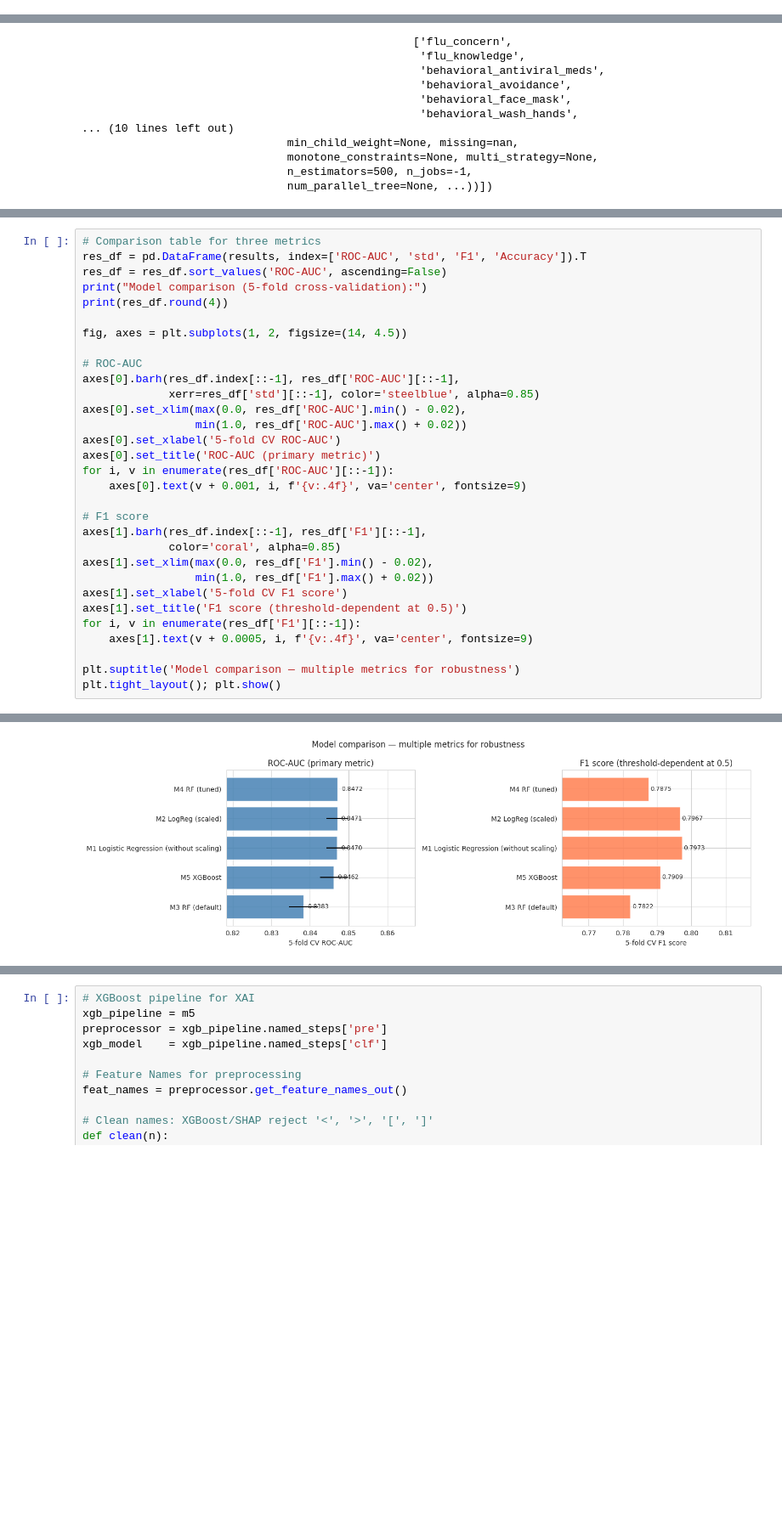
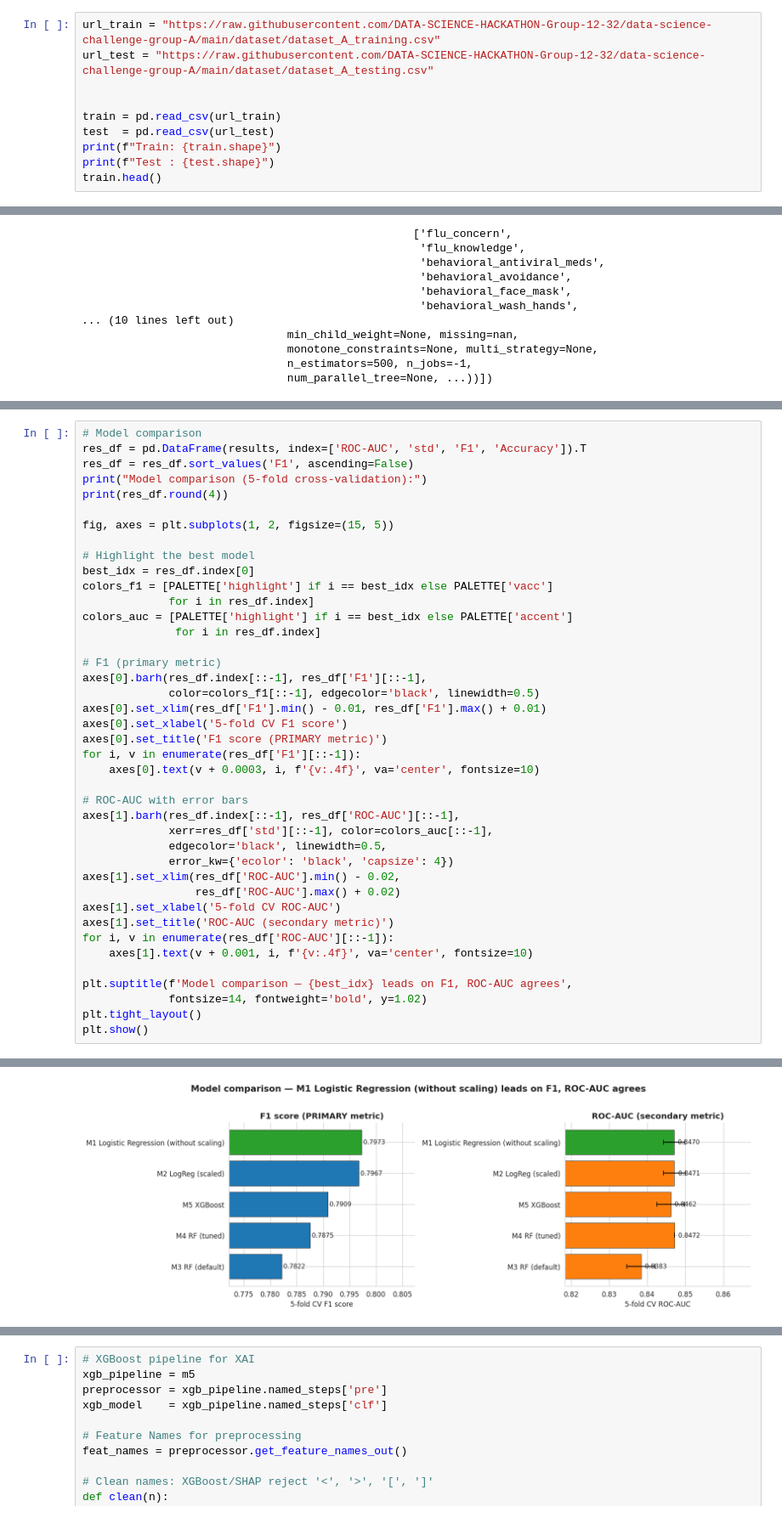
Before and after one commit to DATA-SCIENCE-HACKATHON-Group-12-32/data-science-challenge-group-A, a Jupyter notebook: dsc_main_group_A.ipynb, the cells around one changed output, grey strips where cells are left out. Shown at 85% size. Saved outputs shown, nothing was run; the diff lists cells and outputs as text; blank space fills up the shorter version.

Commit message:
Explainable AI section enrichment, figure quality improvement and proper markdown cell writing

```diff
--- a/dsc_main_group_A.ipynb
+++ b/dsc_main_group_A.ipynb
@@ -283,0 +72,10 @@ PCA benchmark (different n_components, applied after StandardScaler):
+# %%
+url_train = "https://raw.githubusercontent.com/DATA-SCIENCE-HACKATHON-Group-12-32/data-science-challenge-group-A/main/dataset/dataset_A_training.csv"
+url_test = "https://raw.githubusercontent.com/DATA-SCIENCE-HACKATHON-Group-12-32/data-science-challenge-group-A/main/dataset/dataset_A_testing.csv"
+
+
+train = pd.read_csv(url_train)
+test  = pd.read_csv(url_test)
+print(f"Train: {train.shape}")
+print(f"Test : {test.shape}")
+train.head()
@@ -442,34 +582,44 @@ Pipeline(steps=[('pre',
 # %%
-# Comparison table for three metrics
+# Model comparison
 res_df = pd.DataFrame(results, index=['ROC-AUC', 'std', 'F1', 'Accuracy']).T
-res_df = res_df.sort_values('ROC-AUC', ascending=False)
+res_df = res_df.sort_values('F1', ascending=False)
 print("Model comparison (5-fold cross-validation):")
 print(res_df.round(4))
 
-fig, axes = plt.subplots(1, 2, figsize=(14, 4.5))
+fig, axes = plt.subplots(1, 2, figsize=(15, 5))
 
-# ROC-AUC
-axes[0].barh(res_df.index[::-1], res_df['ROC-AUC'][::-1],
-             xerr=res_df['std'][::-1], color='steelblue', alpha=0.85)
-axes[0].set_xlim(max(0.0, res_df['ROC-AUC'].min() - 0.02),
-                 min(1.0, res_df['ROC-AUC'].max() + 0.02))
-axes[0].set_xlabel('5-fold CV ROC-AUC')
-axes[0].set_title('ROC-AUC (primary metric)')
+# Highlight the best model
+best_idx = res_df.index[0]
+colors_f1 = [PALETTE['highlight'] if i == best_idx else PALETTE['vacc']
+             for i in res_df.index]
+colors_auc = [PALETTE['highlight'] if i == best_idx else PALETTE['accent']
+              for i in res_df.index]
+
+# F1 (primary metric)
+axes[0].barh(res_df.index[::-1], res_df['F1'][::-1],
+             color=colors_f1[::-1], edgecolor='black', linewidth=0.5)
+axes[0].set_xlim(res_df['F1'].min() - 0.01, res_df['F1'].max() + 0.01)
+axes[0].set_xlabel('5-fold CV F1 score')
+axes[0].set_title('F1 score (PRIMARY metric)')
+for i, v in enumerate(res_df['F1'][::-1]):
+    axes[0].text(v + 0.0003, i, f'{v:.4f}', va='center', fontsize=10)
+
+# ROC-AUC with error bars
+axes[1].barh(res_df.index[::-1], res_df['ROC-AUC'][::-1],
+             xerr=res_df['std'][::-1], color=colors_auc[::-1],
+             edgecolor='black', linewidth=0.5,
+             error_kw={'ecolor': 'black', 'capsize': 4})
+axes[1].set_xlim(res_df['ROC-AUC'].min() - 0.02,
+                 res_df['ROC-AUC'].max() + 0.02)
+axes[1].set_xlabel('5-fold CV ROC-AUC')
+axes[1].set_title('ROC-AUC (secondary metric)')
 for i, v in enumerate(res_df['ROC-AUC'][::-1]):
-    axes[0].text(v + 0.001, i, f'{v:.4f}', va='center', fontsize=9)
+    axes[1].text(v + 0.001, i, f'{v:.4f}', va='center', fontsize=10)
 
-# F1 score
-axes[1].barh(res_df.index[::-1], res_df['F1'][::-1],
-             color='coral', alpha=0.85)
-axes[1].set_xlim(max(0.0, res_df['F1'].min() - 0.02),
-                 min(1.0, res_df['F1'].max() + 0.02))
-axes[1].set_xlabel('5-fold CV F1 score')
-axes[1].set_title('F1 score (threshold-dependent at 0.5)')
-for i, v in enumerate(res_df['F1'][::-1]):
-    axes[1].text(v + 0.0005, i, f'{v:.4f}', va='center', fontsize=9)
-
-plt.suptitle('Model comparison — multiple metrics for robustness')
-plt.tight_layout(); plt.show()
+plt.suptitle(f'Model comparison — {best_idx} leads on F1, ROC-AUC agrees',
+             fontsize=14, fontweight='bold', y=1.02)
+plt.tight_layout()
+plt.show()
 # %% [output]
 Model comparison (5-fold cross-validation):
                                           ROC-AUC     std      F1  Accuracy
@@ -480,2 +630,2 @@ M5 XGBoost                                 0.8462  0.0036  0.7909    0.7740
 M3 RF (default)                            0.8383  0.0037  0.7822    0.7664
-[figure, old version]
+[figure, new version]
```
Also changed, not shown: parts of 83 cells of this notebook.
